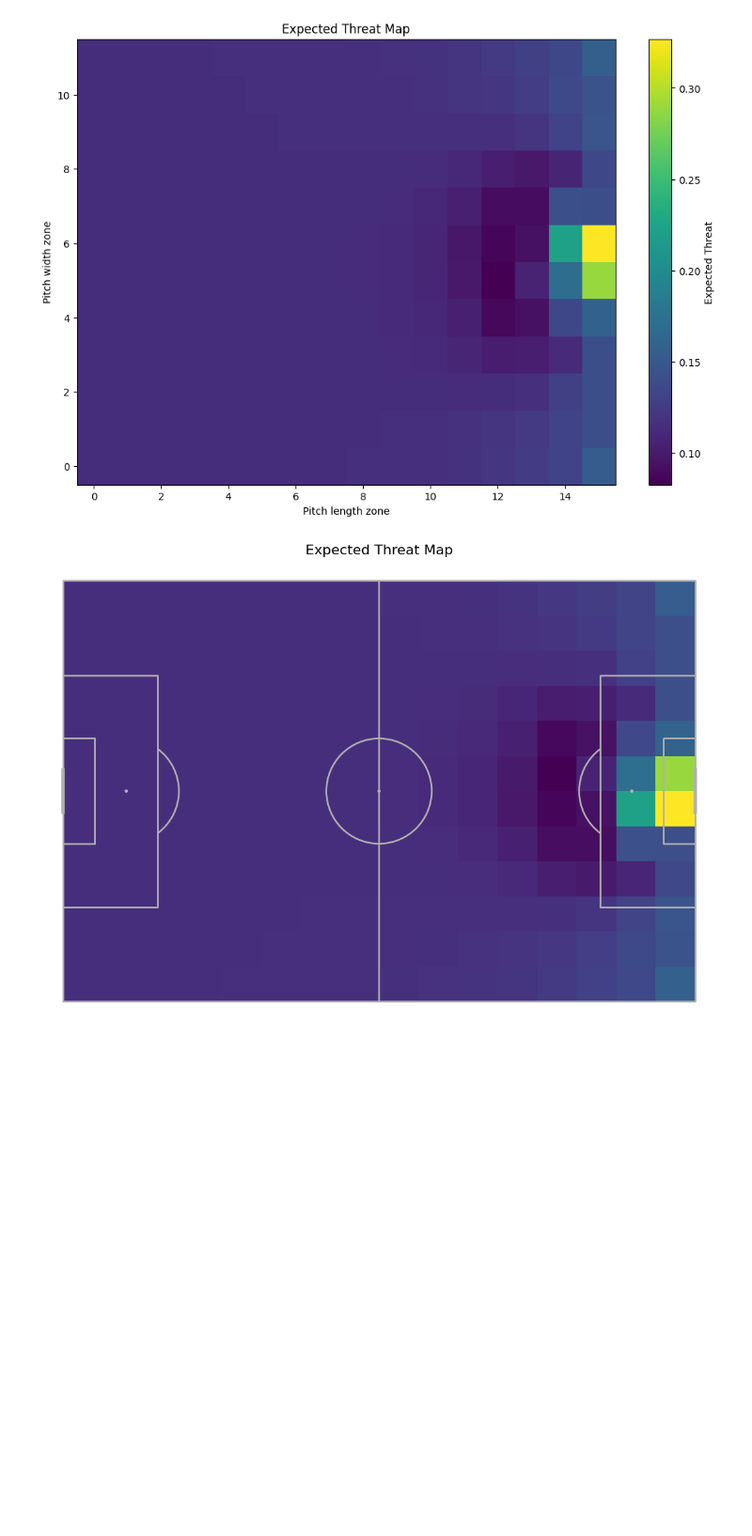
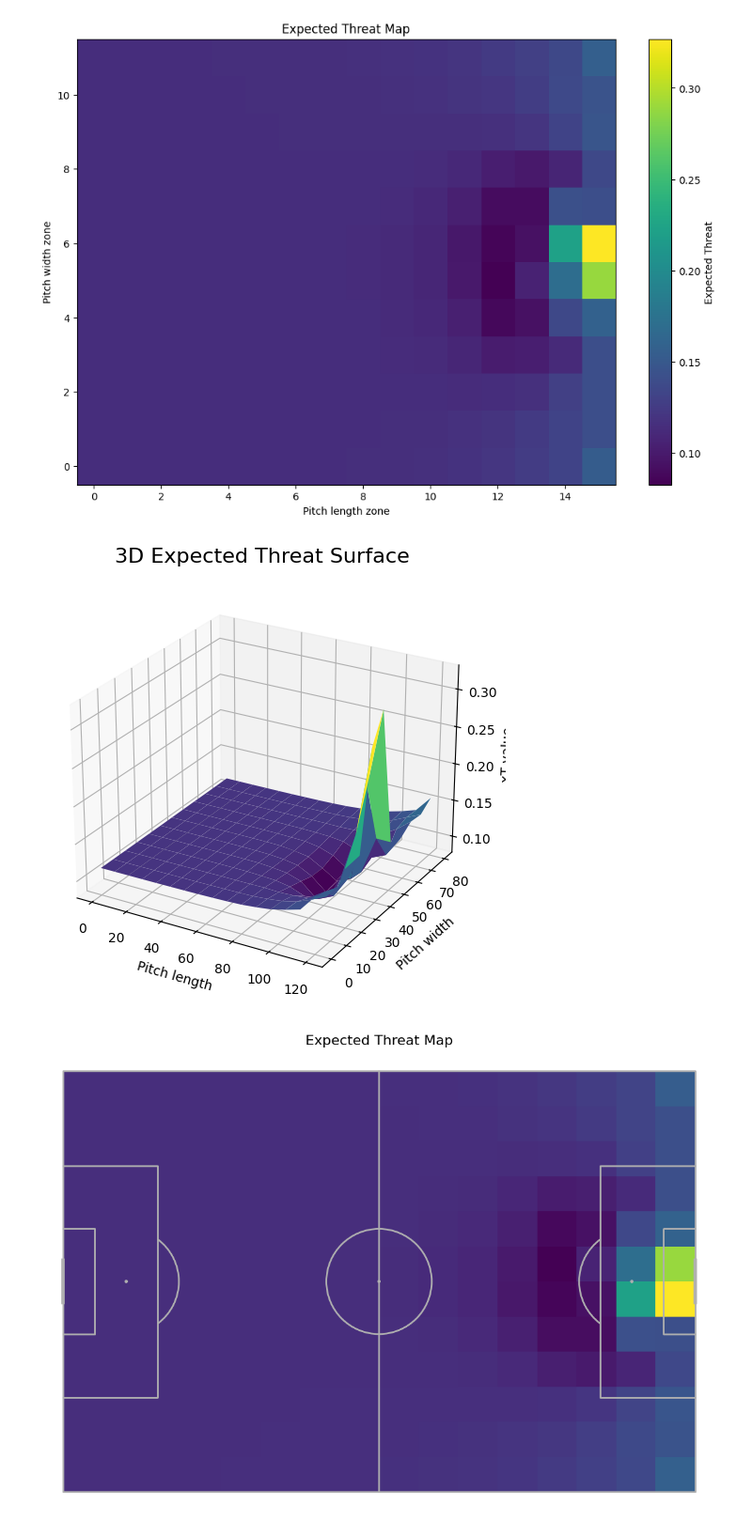
Before and after one commit to liuhouyi720-pixel/World-Cup-2026, a Jupyter notebook: xT_recurrence.ipynb, the cells around one changed output. Shown at 94% size. Saved outputs shown, nothing was run; the diff lists cells and outputs as text; code cells hidden in the pictures; blank space fills up the shorter version.

```diff
--- a/xT_recurrence.ipynb
+++ b/xT_recurrence.ipynb
@@ -338,6 +338,9 @@ array([[0.11457126, 0.11460578, 0.11463334, 0.11466431, 0.11471865,
         0.15690164]])
 # %%
 import matplotlib.pyplot as plt
+
+# Ensure xT values are strictly positive for display (avoid negatives/zeros in Excel and plots)
+xt_grid = np.clip(xt_grid, 1e-6, None)
 
 plt.figure(figsize=(12, 8))
 plt.imshow(xt_grid, origin="lower", aspect="auto")
@@ -349,37 +352,45 @@ plt.show()
 # %% [output]
 [figure]
 # %%
-# 2D and 3D Expected Threat Views
+# 3D Expected Threat Surface (single global view)
 
-The 2D map shows the expected threat value across the pitch as a flat heatmap. The new 3D map uses the same xT grid but draws a surface, making it easier to see how the values rise and fall across pitch areas.
-</VSCode.Cell>
-<VSCode.Cell language="python">
 from mpl_toolkits.mplot3d import Axes3D
 
-fig = plt.figure(figsize=(12, 8))
+fig = plt.figure(figsize=(12, 6))
 ax = fig.add_subplot(111, projection="3d")
+
+# ensure xt_grid has no negative values
+xt_grid = np.clip(xt_grid, 1e-6, None)
 
 X = np.linspace(0, 120, L)
 Y = np.linspace(0, 80, W)
 X_grid, Y_grid = np.meshgrid(X, Y)
 
-ax.plot_surface(
+surf = ax.plot_surface(
     X_grid,
     Y_grid,
     xt_grid,
     cmap="viridis",
     edgecolor="none",
     antialiased=True,
     rcount=50,
     ccount=50
 )
 
+# set z limits so the floor is zero (no negative z)
+ax.set_zlim(0, float(xt_grid.max()) * 1.05)
+
+# view from lower-left corner of the pitch (approx):
+# an azimuth around 135 and modest elevation places the camera near (0,0)
+ax.view_init(elev=30, azim=135)
+
 ax.set_title("3D Expected Threat Surface", fontsize=16)
 ax.set_xlabel("Pitch length")
 ax.set_ylabel("Pitch width")
 ax.set_zlabel("xT value")
-ax.view_init(elev=25, azim=-60)
 plt.show()
+# %% [output]
+[figure, added]
 # %%
 from mplsoccer import Pitch
 import matplotlib.pyplot as plt
```
Also changed, not shown: parts of 3 cells of this notebook, 1 other file.
